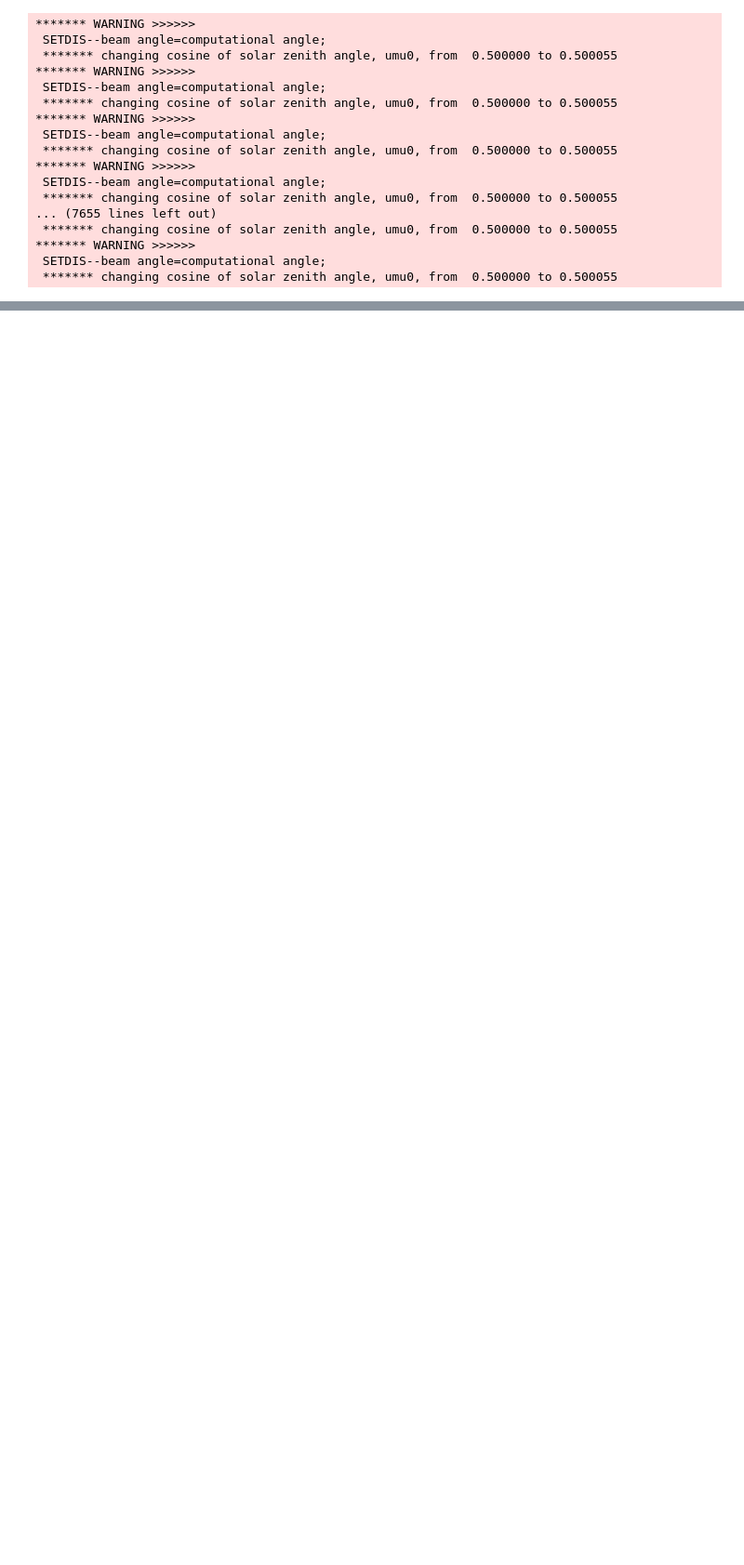
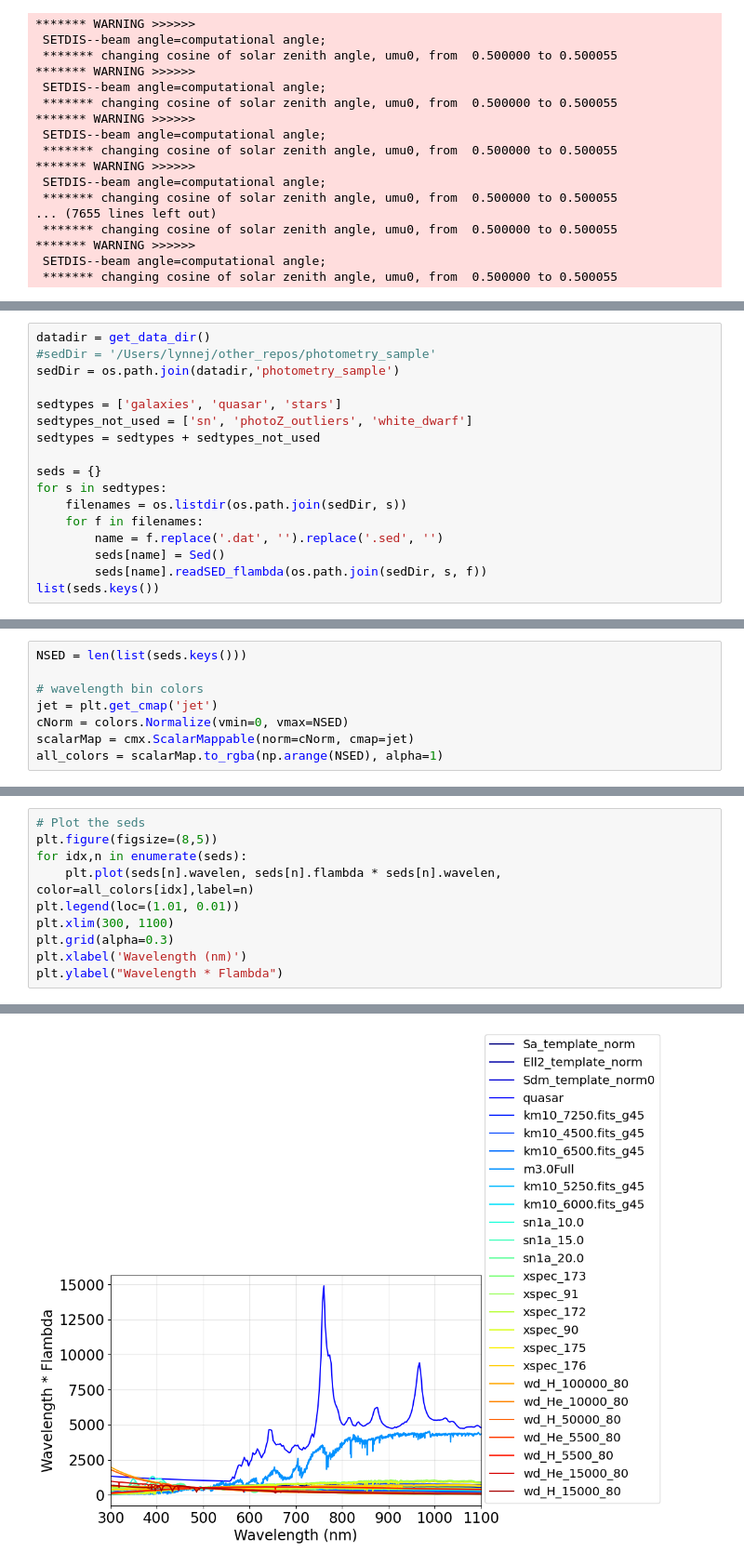
Before and after one commit to sylvielsstfr/PhotomCorrWithFGCM, a Jupyter notebook: notebooks/PCCorrectionFGCM/PCCorrColorFGCM.ipynb, the cells around one changed output, grey strips where cells are left out. Shown at 93% size. Saved outputs shown, nothing was run; the diff lists cells and outputs as text; blank space fills up the shorter version.

```diff
--- a/notebooks/PCCorrectionFGCM/PCCorrColorFGCM.ipynb
+++ b/notebooks/PCCorrectionFGCM/PCCorrColorFGCM.ipynb
@@ -234,0 +270,17 @@ all_df_obs[1]
+# %%
+datadir = get_data_dir()
+#sedDir = '/Users/lynnej/other_repos/photometry_sample'
+sedDir = os.path.join(datadir,'photometry_sample')
+
+sedtypes = ['galaxies', 'quasar', 'stars']
+sedtypes_not_used = ['sn', 'photoZ_outliers', 'white_dwarf']
+sedtypes = sedtypes + sedtypes_not_used
+
+seds = {}
+for s in sedtypes:
+    filenames = os.listdir(os.path.join(sedDir, s))
+    for f in filenames:
+        name = f.replace('.dat', '').replace('.sed', '')
+        seds[name] = Sed()
+        seds[name].readSED_flambda(os.path.join(sedDir, s, f))
+list(seds.keys())
@@ -234,0 +305,8 @@ all_df_obs[1]
+# %%
+NSED = len(list(seds.keys()))
+
+# wavelength bin colors
+jet = plt.get_cmap('jet')
+cNorm = colors.Normalize(vmin=0, vmax=NSED)
+scalarMap = cmx.ScalarMappable(norm=cNorm, cmap=jet)
+all_colors = scalarMap.to_rgba(np.arange(NSED), alpha=1)
@@ -234,0 +317,11 @@ all_df_obs[1]
+# %%
+# Plot the seds
+plt.figure(figsize=(8,5))
+for idx,n in enumerate(seds):
+    plt.plot(seds[n].wavelen, seds[n].flambda * seds[n].wavelen, color=all_colors[idx],label=n)
+plt.legend(loc=(1.01, 0.01))
+plt.xlim(300, 1100)
+plt.grid(alpha=0.3)
+plt.xlabel('Wavelength (nm)')
+plt.ylabel("Wavelength * Flambda")
+# %% [output]
@@ -234,0 +329 @@ all_df_obs[1]
+[figure, added]
```
Also changed, not shown: parts of 17 cells of this notebook.
